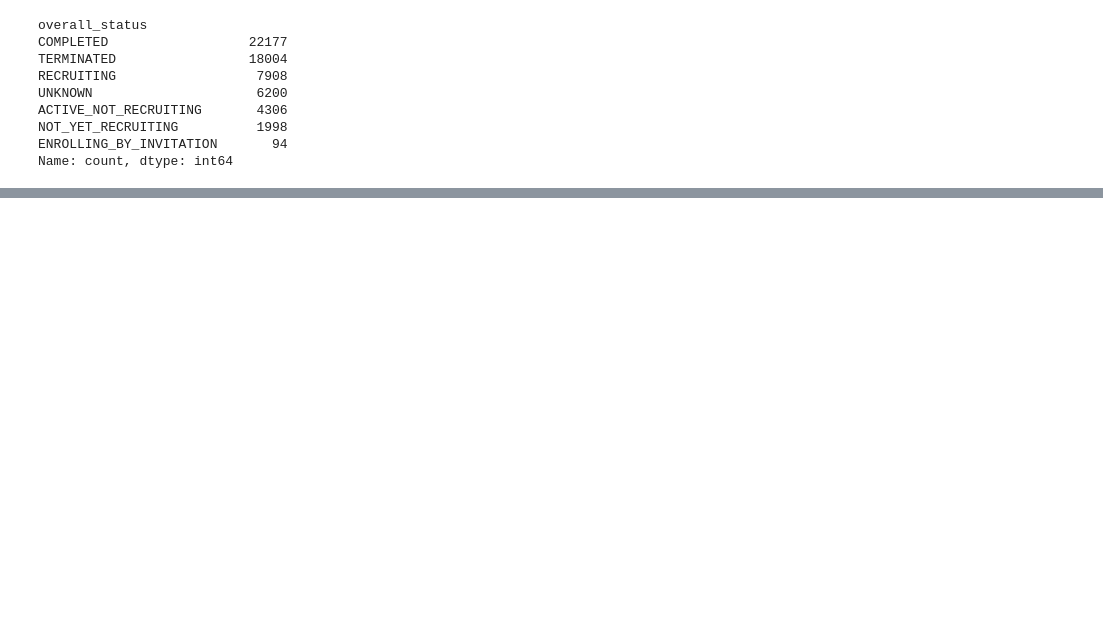
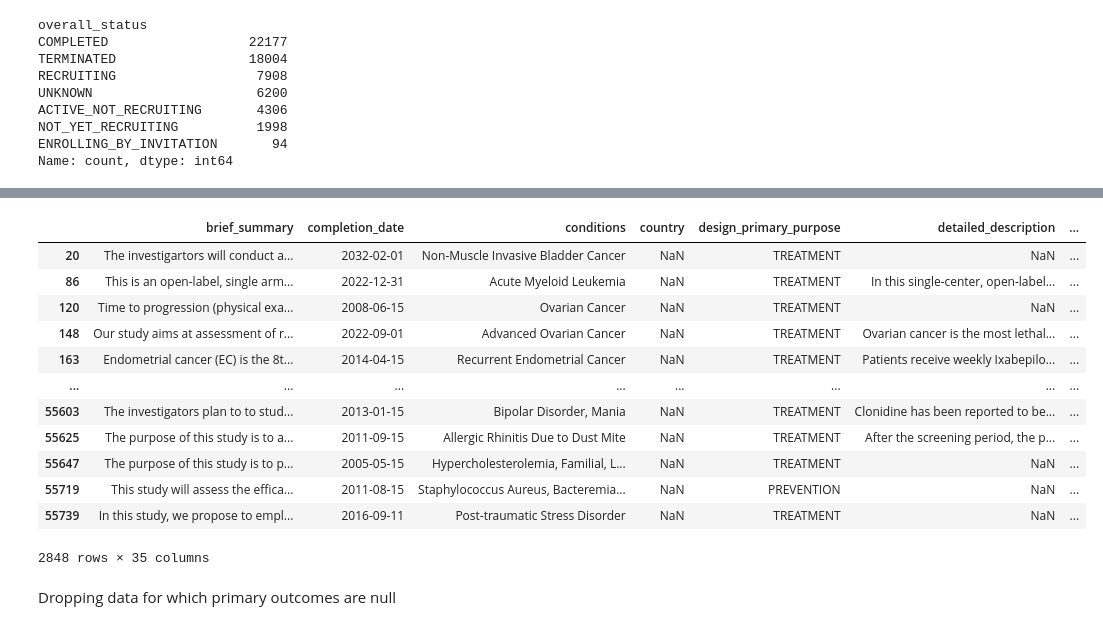
Before and after one commit to HaiderABB/clinical-trials-analysis, a Jupyter notebook: src/clinical-trials.ipynb, the cells around one changed output, grey strips where cells are left out. Cells and saved outputs as stored; diff of their text form; code cells hidden in the pictures; blank space fills up the shorter version.

```diff
--- a/src/clinical-trials.ipynb
+++ b/src/clinical-trials.ipynb
@@ -353,0 +454,10 @@ filtered_df[cols_to_save].to_csv('filtered_missing_locations.csv', index=False)
+# %%
+# Replace '?' with NaN in a temporary view of the date columns
+df_temp = df[date_cols].replace('?', pd.NA)
+
+# Identify rows that have NaN or '?'
+rows_with_nan_or_question = df_temp.isna().any(axis=1)
+
+# Remove those rows from the original dataframe
+df = df[~rows_with_nan_or_question].reset_index(drop=True)
+df.shape
@@ -353,0 +501,18 @@ filtered_df[cols_to_save].to_csv('filtered_missing_locations.csv', index=False)
+# %%
+df[df['is_same'].isna()]
+# %% [output]
+|  | brief_summary | completion_date | conditions | country | design_primary_purpose | detailed_description | ... |
+| 20 | The investigartors will conduct a... | 2032-02-01 | Non-Muscle Invasive Bladder Cancer | NaN | TREATMENT | NaN | ... |
+| 86 | This is an open-label, single arm... | 2022-12-31 | Acute Myeloid Leukemia | NaN | TREATMENT | In this single-center, open-label... | ... |
+| 120 | Time to progression (physical exa... | 2008-06-15 | Ovarian Cancer | NaN | TREATMENT | NaN | ... |
+| 148 | Our study aims at assessment of r... | 2022-09-01 | Advanced Ovarian Cancer | NaN | TREATMENT | Ovarian cancer is the most lethal... | ... |
+| 163 | Endometrial cancer (EC) is the 8t... | 2014-04-15 | Recurrent Endometrial Cancer | NaN | TREATMENT | Patients receive weekly Ixabepilo... | ... |
+| ... | ... | ... | ... | ... | ... | ... | ... |
+| 55603 | The investigators plan to to stud... | 2013-01-15 | Bipolar Disorder, Mania | NaN | TREATMENT | Clonidine has been reported to be... | ... |
+| 55625 | The purpose of this study is to a... | 2011-09-15 | Allergic Rhinitis Due to Dust Mite | NaN | TREATMENT | After the screening period, the p... | ... |
+| 55647 | The purpose of this study is to p... | 2005-05-15 | Hypercholesterolemia, Familial, L... | NaN | TREATMENT | NaN | ... |
+| 55719 | This study will assess the effica... | 2011-08-15 | Staphylococcus Aureus, Bacteremia... | NaN | PREVENTION | NaN | ... |
+| 55739 | In this study, we propose to empl... | 2016-09-11 | Post-traumatic Stress Disorder | NaN | TREATMENT | NaN | ... |
+2848 rows × 35 columns
+# %% [markdown]
+Dropping data for which primary outcomes are null
```
Also changed, not shown: parts of 28 cells of this notebook.
